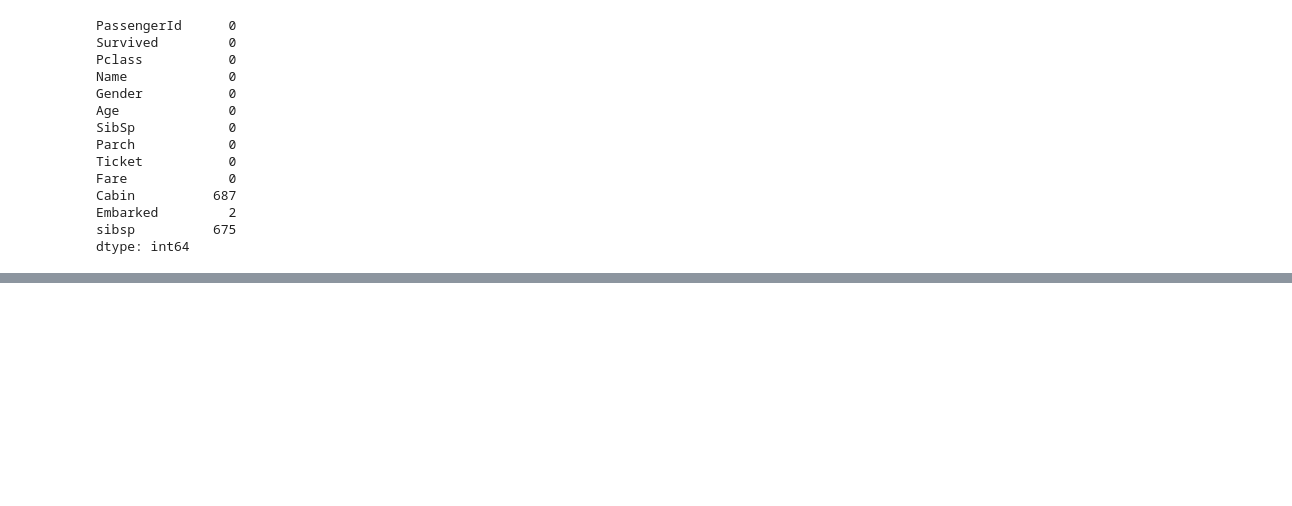
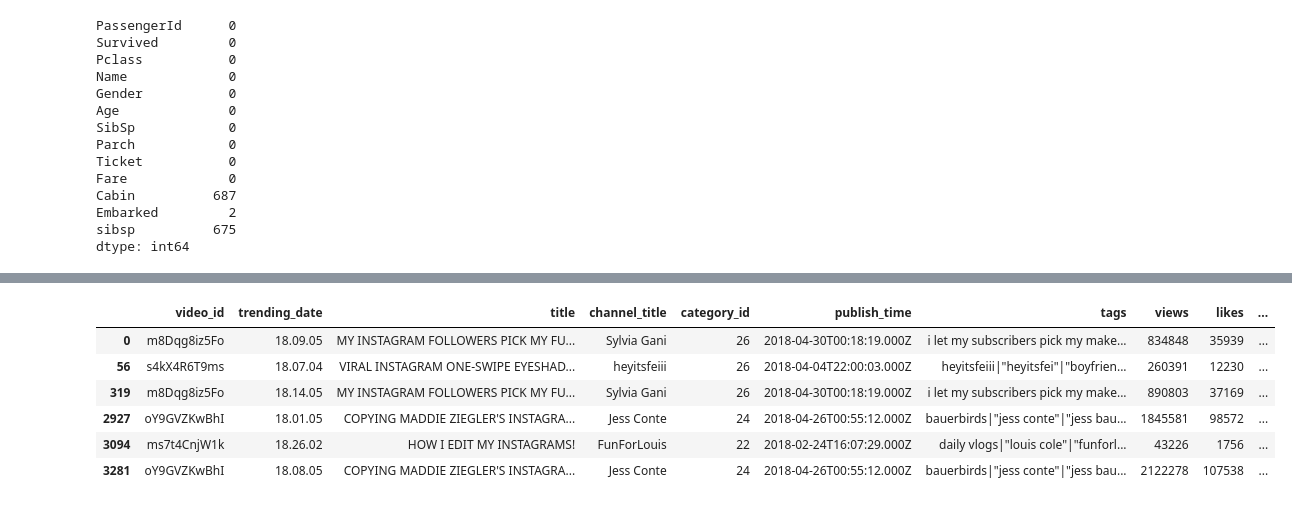
Before and after one commit to Mouni560/455-crt-training-, a Jupyter notebook: da.ipynb, the cells around one changed output, grey strips where cells are left out. Saved outputs shown, nothing was run; the diff lists cells and outputs as text; code cells hidden in the pictures; blank space fills up the shorter version.

```diff
--- a/da.ipynb
+++ b/da.ipynb
@@ -228,0 +294,10 @@ dtype: int64
+# %%
+df[df['title'].str.contains("INSTAGRAM")]#to remove true false values we use df[]
+# %% [output]
+|  | video_id | trending_date | title | channel_title | category_id | publish_time | tags | views | likes | ... |
+| 0 | m8Dqg8iz5Fo | 18.09.05 | MY INSTAGRAM FOLLOWERS PICK MY FU... | Sylvia Gani | 26 | 2018-04-30T00:18:19.000Z | i let my subscribers pick my make... | 834848 | 35939 | ... |
+| 56 | s4kX4R6T9ms | 18.07.04 | VIRAL INSTAGRAM ONE-SWIPE EYESHAD... | heyitsfeiii | 26 | 2018-04-04T22:00:03.000Z | heyitsfeiii|"heyitsfei"|"boyfrien... | 260391 | 12230 | ... |
+| 319 | m8Dqg8iz5Fo | 18.14.05 | MY INSTAGRAM FOLLOWERS PICK MY FU... | Sylvia Gani | 26 | 2018-04-30T00:18:19.000Z | i let my subscribers pick my make... | 890803 | 37169 | ... |
+| 2927 | oY9GVZKwBhI | 18.01.05 | COPYING MADDIE ZIEGLER'S INSTAGRA... | Jess Conte | 24 | 2018-04-26T00:55:12.000Z | bauerbirds|"jess conte"|"jess bau... | 1845581 | 98572 | ... |
+| 3094 | ms7t4CnjW1k | 18.26.02 | HOW I EDIT MY INSTAGRAMS! | FunForLouis | 22 | 2018-02-24T16:07:29.000Z | daily vlogs|"louis cole"|"funforl... | 43226 | 1756 | ... |
+| 3281 | oY9GVZKwBhI | 18.08.05 | COPYING MADDIE ZIEGLER'S INSTAGRA... | Jess Conte | 24 | 2018-04-26T00:55:12.000Z | bauerbirds|"jess conte"|"jess bau... | 2122278 | 107538 | ... |
```
Also changed, not shown: parts of 19 cells of this notebook, 1 other file.
